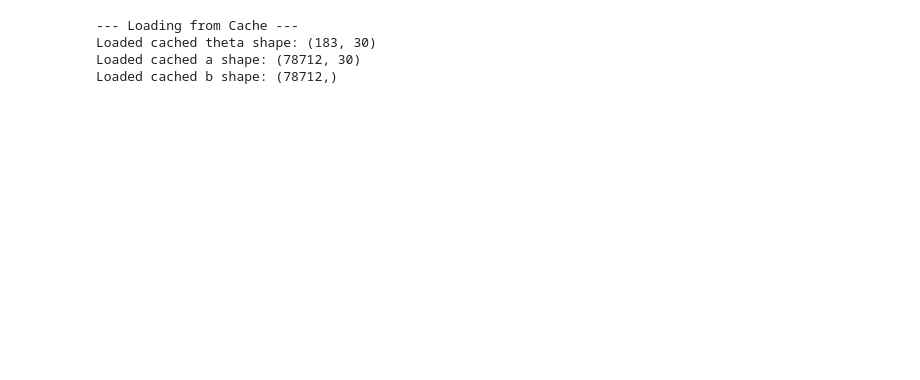
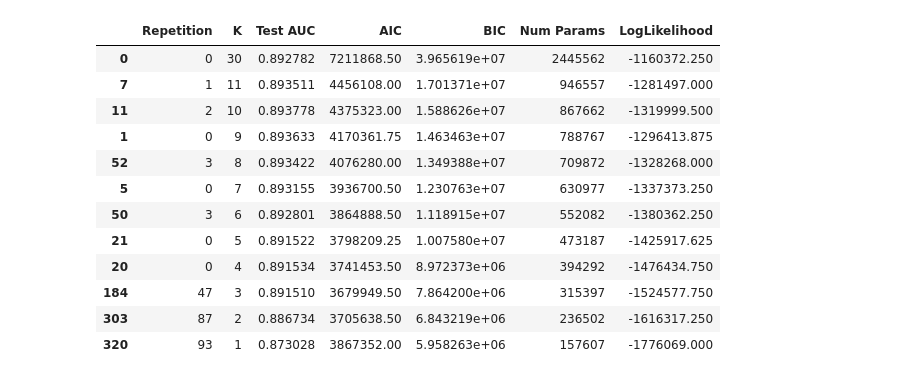
Before and after one commit to ronanhansel/reeval-multi, a Jupyter notebook: mirt-official/dimensional-analysis.ipynb, the cells around one changed output. Saved outputs shown, nothing was run; the diff lists cells and outputs as text; code cells hidden in the pictures; blank space fills up the shorter version.

```diff
--- a/mirt-official/dimensional-analysis.ipynb
+++ b/mirt-official/dimensional-analysis.ipynb
@@ -1,14 +118,26 @@
+# %%
+import pandas as pd
+import os
+
+DATA_DIR = "../data"
+
+results_df = pd.read_csv(os.path.join(DATA_DIR, "mirt_comparison_repeated.csv"))
+results_df.sort_values(by=["K", "Test AUC"], ascending=False).groupby("K").head(1)
+# %% [output]
+|  | Repetition | K | Test AUC | AIC | BIC | Num Params | LogLikelihood |
+| 0 | 0 | 30 | 0.892782 | 7211868.50 | 3.965619e+07 | 2445562 | -1160372.250 |
+| 7 | 1 | 11 | 0.893511 | 4456108.00 | 1.701371e+07 | 946557 | -1281497.000 |
+| 11 | 2 | 10 | 0.893778 | 4375323.00 | 1.588626e+07 | 867662 | -1319999.500 |
+| 1 | 0 | 9 | 0.893633 | 4170361.75 | 1.463463e+07 | 788767 | -1296413.875 |
+| 52 | 3 | 8 | 0.893422 | 4076280.00 | 1.349388e+07 | 709872 | -1328268.000 |
+| 5 | 0 | 7 | 0.893155 | 3936700.50 | 1.230763e+07 | 630977 | -1337373.250 |
+| 50 | 3 | 6 | 0.892801 | 3864888.50 | 1.118915e+07 | 552082 | -1380362.250 |
+| 21 | 0 | 5 | 0.891522 | 3798209.25 | 1.007580e+07 | 473187 | -1425917.625 |
+| 20 | 0 | 4 | 0.891534 | 3741453.50 | 8.972373e+06 | 394292 | -1476434.750 |
+| 184 | 47 | 3 | 0.891510 | 3679949.50 | 7.864200e+06 | 315397 | -1524577.750 |
+| 303 | 87 | 2 | 0.886734 | 3705638.50 | 6.843219e+06 | 236502 | -1616317.250 |
+| 320 | 93 | 1 | 0.873028 | 3867352.00 | 5.958263e+06 | 157607 | -1776069.000 |
 # %%
 import pandas as pd
-import sys
-sys.path.append('../mirt-official')
-from load_params import load_and_rotate
 
 resmat = pd.read_pickle("../data/resmat.pkl")
-
-theta, a, b = load_and_rotate("../data/mirt_model_k30_rep0.pt")
-# %% [output]
---- Loading from Cache ---
-Loaded cached theta shape: (183, 30)
-Loaded cached a shape: (78712, 30)
-Loaded cached b shape: (78712,)
```
Also changed, not shown: parts of 21 cells of this notebook, 1 other file.
